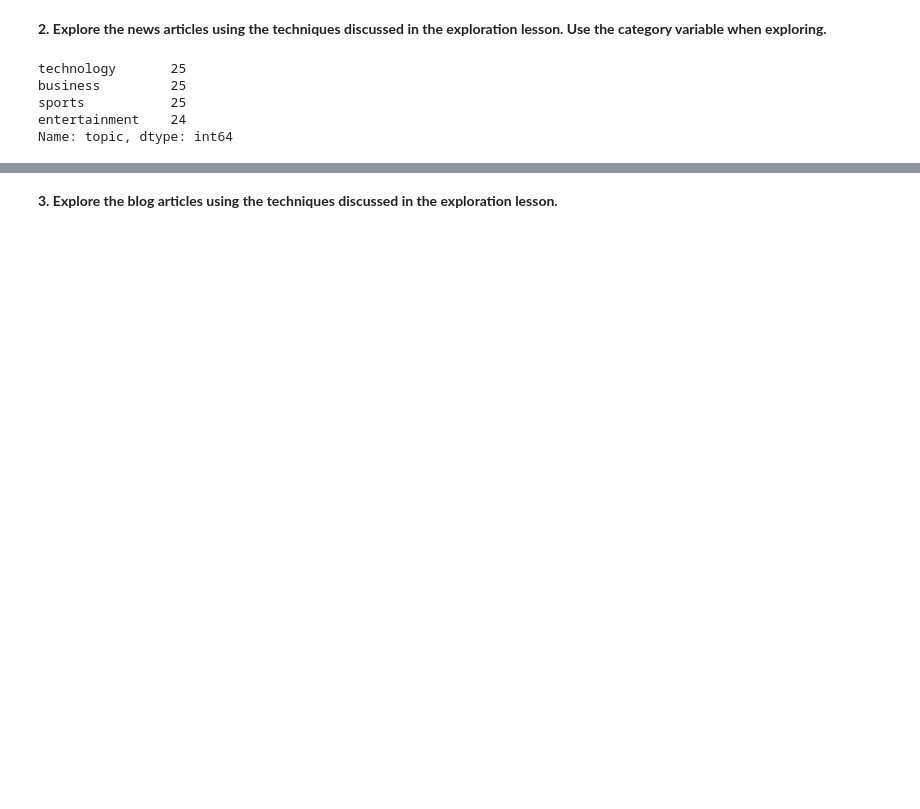
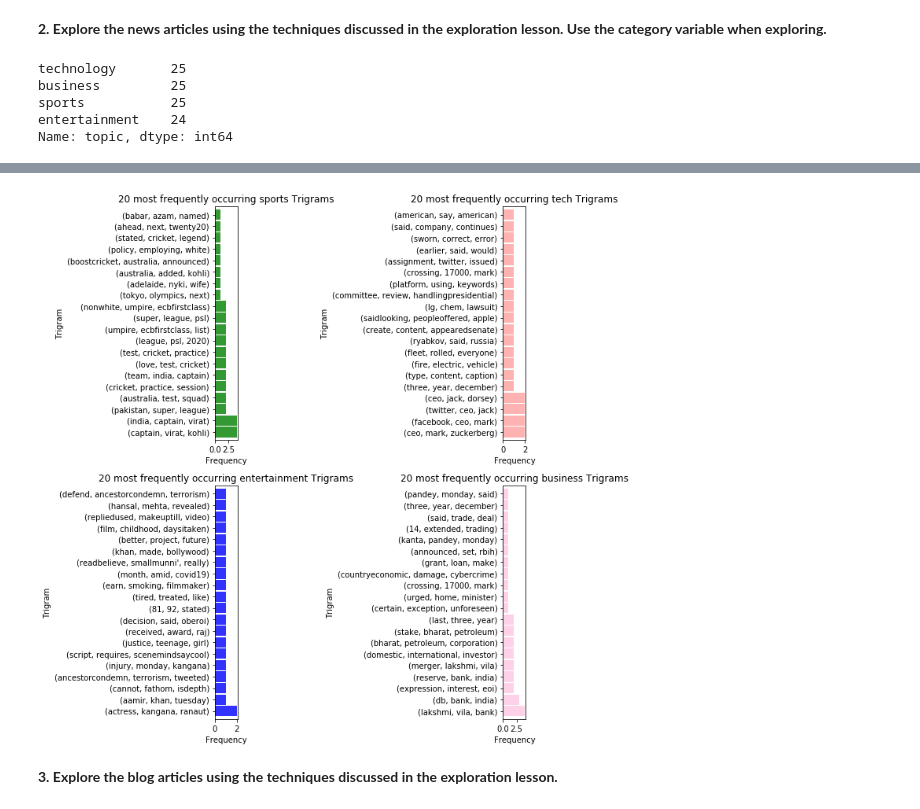
Before and after one commit to Brandon-Martinez27/natural-language-processing-exercises, a Jupyter notebook: explore.ipynb, the cells around one changed output, grey strips where cells are left out. Cells and saved outputs as stored; diff of their text form; code cells hidden in the pictures; blank space fills up the shorter version.

Commit message:
add visuals for trigrams on second exercise

```diff
--- a/explore.ipynb
+++ b/explore.ipynb
@@ -279,6 +279,11 @@ sport_bigrams = pd.Series(list(nltk.ngrams(sport_words.split(), 2))).value_count
 tech_bigrams = pd.Series(list(nltk.ngrams(tech_words.split(), 2))).value_counts()
 ent_bigrams = pd.Series(list(nltk.ngrams(ent_words.split(), 2))).value_counts()
 biz_bigrams = pd.Series(list(nltk.ngrams(biz_words.split(), 2))).value_counts()
+# %%
+sport_trigrams = pd.Series(list(nltk.ngrams(sport_words.split(), 3))).value_counts()
+tech_trigrams = pd.Series(list(nltk.ngrams(tech_words.split(), 3))).value_counts()
+ent_trigrams = pd.Series(list(nltk.ngrams(ent_words.split(), 3))).value_counts()
+biz_trigrams = pd.Series(list(nltk.ngrams(biz_words.split(), 3))).value_counts()
 # %%
 plt.figure(figsize=(9,9))
 plt.subplot(221)
@@ -312,3 +317,33 @@ plt.show()
+# %%
+plt.figure(figsize=(9,9))
+plt.subplot(221)
+sport_trigrams.head(20).plot.barh(color='green', width=.9, figsize=(10, 10), alpha=.8)
+plt.title('20 most frequently occurring sports Trigrams')
+plt.ylabel('Trigram')
+plt.xlabel('Frequency')
+
+plt.subplot(222)
+tech_trigrams.head(20).plot.barh(color='red', width=.9, figsize=(10, 10), alpha=.3)
+plt.title('20 most frequently occurring tech Trigrams')
+plt.ylabel('Trigram')
+plt.xlabel('Frequency')
+plt.tight_layout()
+
+plt.subplot(223)
+ent_trigrams.head(20).plot.barh(color='blue', width=.9, figsize=(10, 10), alpha=.8)
+plt.title('20 most frequently occurring entertainment Trigrams')
+plt.ylabel('Trigram')
+plt.xlabel('Frequency')
+
+plt.subplot(224)
+biz_trigrams.head(20).plot.barh(color='hotpink', width=.9, figsize=(10, 10), alpha=.3)
+plt.title('20 most frequently occurring business Trigrams')
+plt.ylabel('Trigram')
+plt.xlabel('Frequency')
+plt.tight_layout()
+plt.show()
+# %% [output]
+[figure, added]
 # %% [markdown]
 **3. Explore the blog articles using the techniques discussed in the exploration lesson.**
 # %%
```
Also changed, not shown: parts of 10 cells of this notebook.
